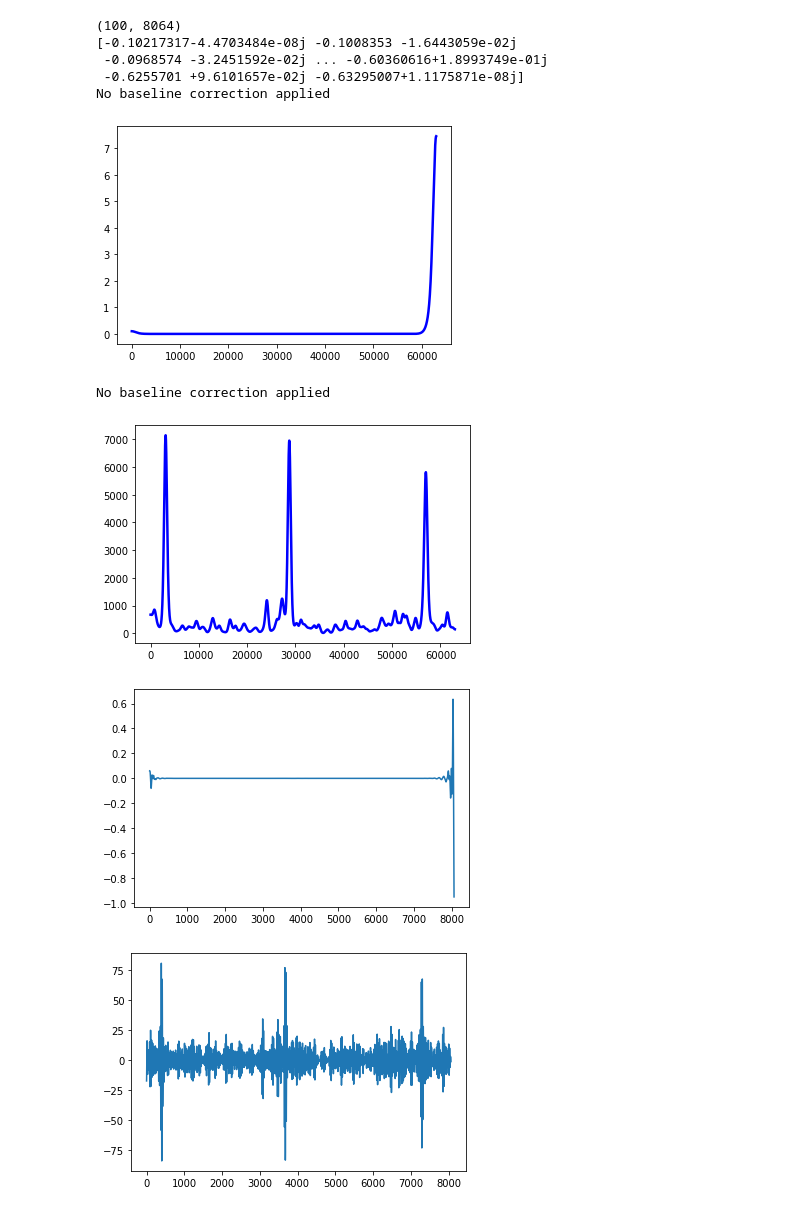
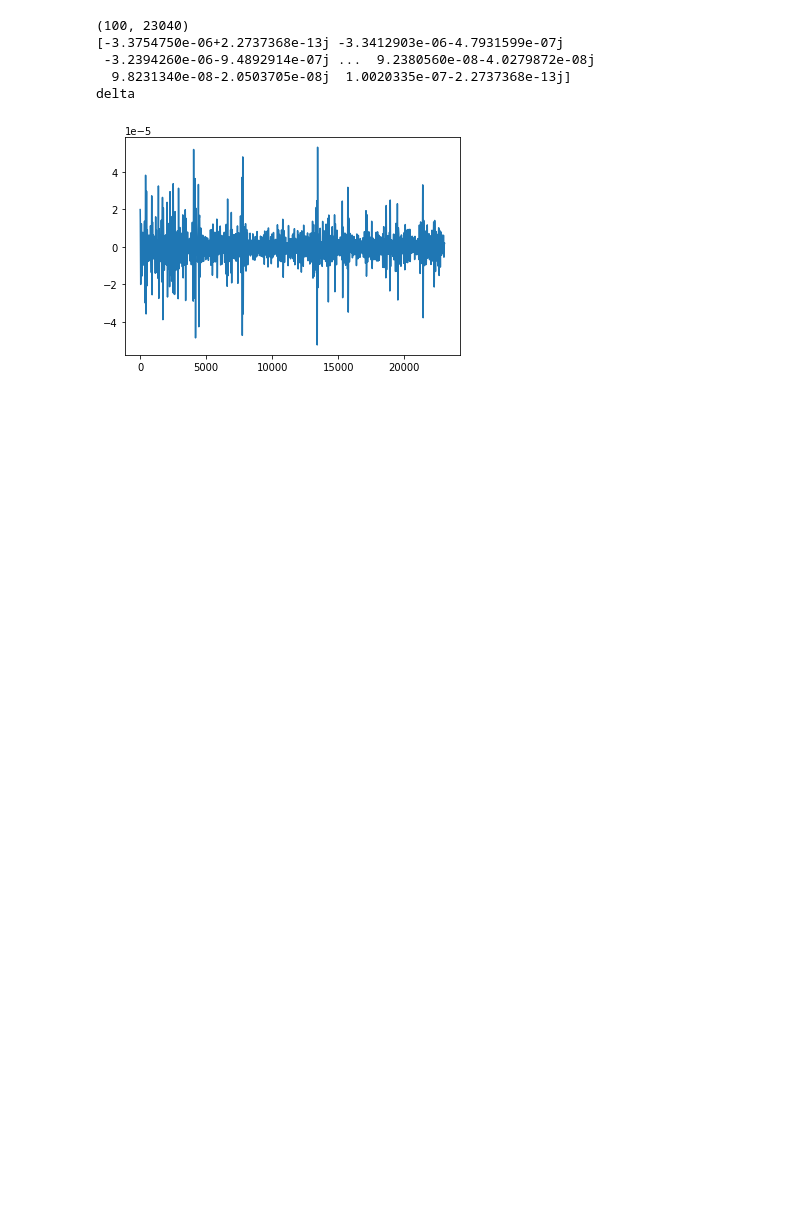
Before and after one commit to ChaseCarthen/EEG-Example-Workflow, a Jupyter notebook: examples.ipynb, the cells around one changed output. Drawn from its saved outputs; the diff is of its cells as text; code cells hidden in the pictures; blank space fills up the shorter version.

```diff
--- a/examples.ipynb
+++ b/examples.ipynb
@@ -39,16 +41,7 @@ with open('../data/s1.bson','rb') as bsonfile:
 # %%
-channelData = [ decodedbson["trial"]['0']["channels"][index]["data"] for index in range(n_channels)]
-#simulated_raw.info['lowpass'] = 4
-simulated_raw = mne.io.RawArray(channelData, info)
-simulated_raw.plot(duration=5, n_channels=1, show_scrollbars=False, show_scalebars=False)
-simulated_raw.plot_psd(fmax=50)
-
-#print(simulated_raw.more
-#print(channelData[0])
-
-#simulated_epochs = mne.EpochsArray(channelData, info)
-#simulated_epochs.plot(show_scrollbars=False)
-print(info)
-
-print(morlet(sampling_freq, [sampling_freq/2], n_cycles=7))
+# filtering out only the channels
+data = data.copy().pick_channels(['AF3', 'F7', 'F3', 'FC5', 'T7', 'P7', 'O1', 'O2', 'P8', 'T8', 'FC6', 'F4', 'F8', 'AF4']).load_data()
+print(data.ch_names)
+print(data.get_data().shape)
+print(data.get_data().min(), data.get_data().max())
 # %% [output]
@@ -220,18 +220,18 @@ def extractBands(signal, wavelet=Wavelet('morlet'), fs=128.0):
     deltaSignal, coefficients, scales = extractSignal(signal, wavelet, deltaScales, fs=fs)
     print(coefficients.shape)
     print(coefficients[0])
-    gfp = np.sum(np.abs(coefficients) ** 2, axis=0)
-    gfp = mne.baseline.rescale(gfp, times, baseline=None)
-    plt.plot(times, gfp, label=freq_name, color=color, linewidth=2.5)
-    plt.show()
+    #gfp = np.sum(np.abs(coefficients) ** 2, axis=0)
+    #gfp = mne.baseline.rescale(gfp, times, baseline=None)
+    #plt.plot(times, gfp, label=freq_name, color=color, linewidth=2.5)
+    #plt.show()
     #imshow(coefficients, abs=1, yticks=scale_to_freq(scales, wavelet, wavelet.N, fs=fs), cmap='turbo', show=1)
 
     thetaScales = getScaleForFrequency(fromFreq=4,toFreq=7,wavelet=wavelet,fs=fs)
     thetaSignal, coefficients, scales = extractSignal(signal, wavelet, thetaScales, fs=fs)
-    gfp = np.sum(np.abs(coefficients) ** 2, axis=0)
-    gfp = mne.baseline.rescale(gfp, times, baseline=None)
-    plt.plot(times, gfp, label=freq_name, color=color, linewidth=2.5)
-    plt.show()
+    #gfp = np.sum(np.abs(coefficients) ** 2, axis=0)
+    #gfp = mne.baseline.rescale(gfp, times, baseline=None)
+    #plt.plot(times, gfp, label=freq_name, color=color, linewidth=2.5)
+    #plt.show()
     #imshow(coefficients, abs=1, yticks=scale_to_freq(scales, wavelet, wavelet.N, fs=fs), cmap='turbo', show=1)
 
     alphaScales = getScaleForFrequency(fromFreq=8,toFreq=12,wavelet=wavelet,fs=fs)
@@ -342,22 +342,12 @@ plt.plot(y1); plt.show()
 # %%
+deltaSignal, thetaSignal, alphaSignal, betaSignal, gammaSignal = extractBands(np.array(data.get_data()[0]), fs=128)
 
-
-deltaSignal, thetaSignal, alphaSignal, betaSignal, gammaSignal = extractBands(np.array(channelData[0]), fs=128)
-
+print("delta")
 plt.plot(deltaSignal); plt.show()
-plt.plot(thetaSignal); plt.show()
-plt.plot(alphaSignal); plt.show()
-plt.plot(betaSignal); plt.show()
-plt.plot(gammaSignal); plt.show()
-plt.plot(np.array(channelData[0])); plt.show()
 # %% [output]
-(100, 8064)
-[-0.10217317-4.4703484e-08j -0.1008353 -1.6443059e-02j
- -0.0968574 -3.2451592e-02j ... -0.60360616+1.8993749e-01j
- -0.6255701 +9.6101657e-02j -0.63295007+1.1175871e-08j]
-No baseline correction applied
+(100, 23040)
+[-3.3754750e-06+2.2737368e-13j -3.3412903e-06-4.7931599e-07j
+ -3.2394260e-06-9.4892914e-07j ...  9.2380560e-08-4.0279872e-08j
+  9.8231340e-08-2.0503705e-08j  1.0020335e-07-2.2737368e-13j]
+delta
-[figure, old version]
+[figure, new version]
-No baseline correction applied
-[figure, removed]
-[figure, removed]
-[figure, removed]
```
Also changed, not shown: parts of 18 cells of this notebook.
